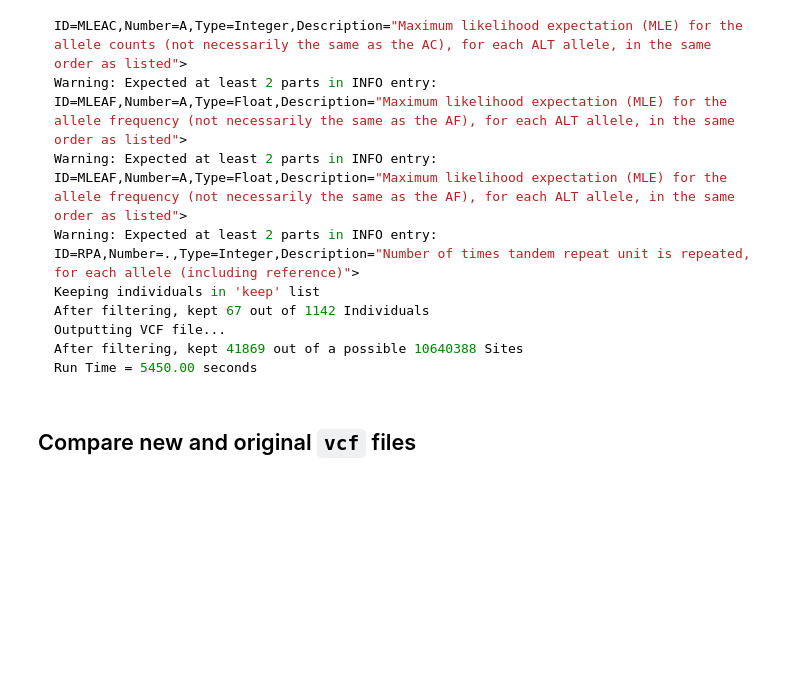
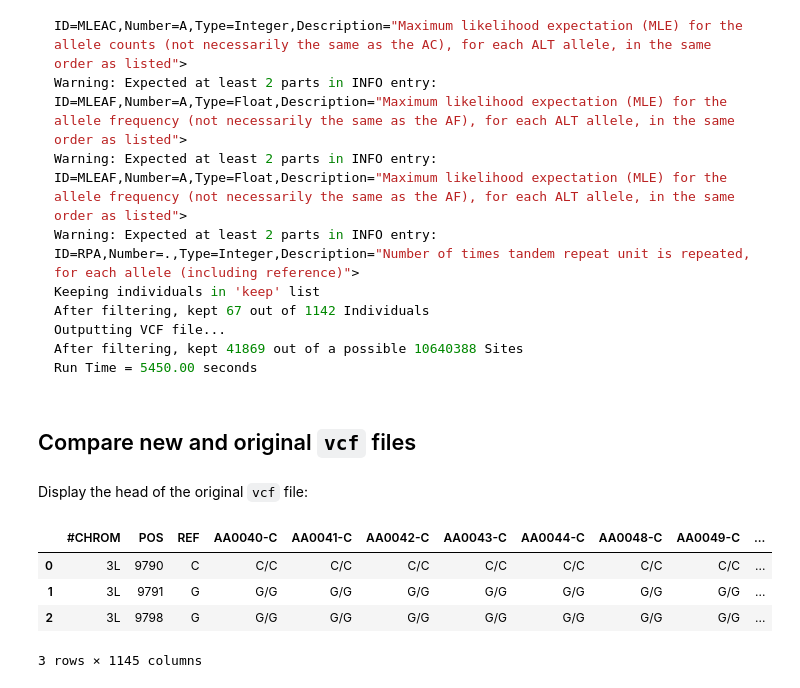
Before and after one commit to EvolutionQuant/PCA-MalariaGEN-WestAfrica, a Jupyter notebook: datasets/MalariaGEN/phase-2-ar1/samples/select_single_country_mosquitoes.ipynb, the cells around one changed output. Saved outputs shown, nothing was run; the diff lists cells and outputs as text; code cells hidden in the pictures; blank space fills up the shorter version.

Commit message:
Use bash magics for the original vcf file
Signed-off-by: Karel Ha <mathemage@gmail.com>

````diff
--- a/datasets/MalariaGEN/phase-2-ar1/samples/select_single_country_mosquitoes.ipynb
+++ b/datasets/MalariaGEN/phase-2-ar1/samples/select_single_country_mosquitoes.ipynb
@@ -238,3 +220,5 @@ Run Time = 5450.00 seconds
 ```
 # %% [markdown]
 ## Compare new and original `vcf` files
+# %% [markdown]
+Display the head of the original `vcf` file:
@@ -240,0 +228,8 @@ Run Time = 5450.00 seconds
+# %%
+pd.read_csv("orig.tsv", sep='\t')
+# %% [output]
+|  | #CHROM | POS | REF | AA0040-C | AA0041-C | AA0042-C | AA0043-C | AA0044-C | AA0048-C | AA0049-C | ... |
+| 0 | 3L | 9790 | C | C/C | C/C | C/C | C/C | C/C | C/C | C/C | ... |
+| 1 | 3L | 9791 | G | G/G | G/G | G/G | G/G | G/G | G/G | G/G | ... |
+| 2 | 3L | 9798 | G | G/G | G/G | G/G | G/G | G/G | G/G | G/G | ... |
+3 rows × 1145 columns
````
Also changed, not shown: parts of 4 cells of this notebook.
